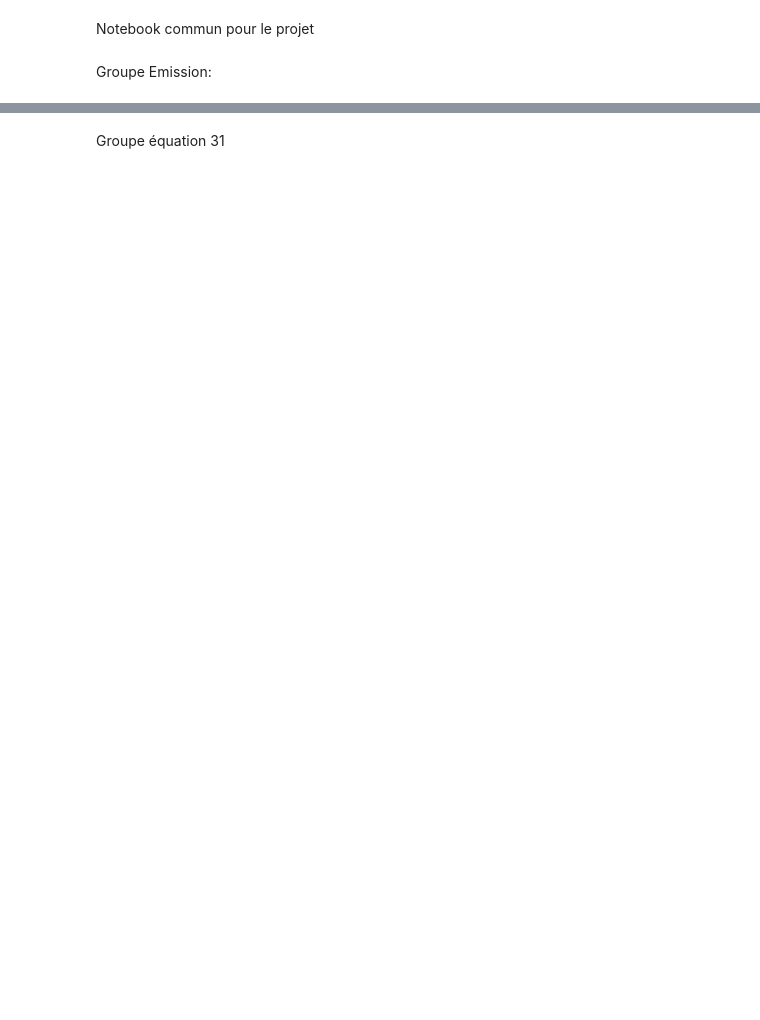
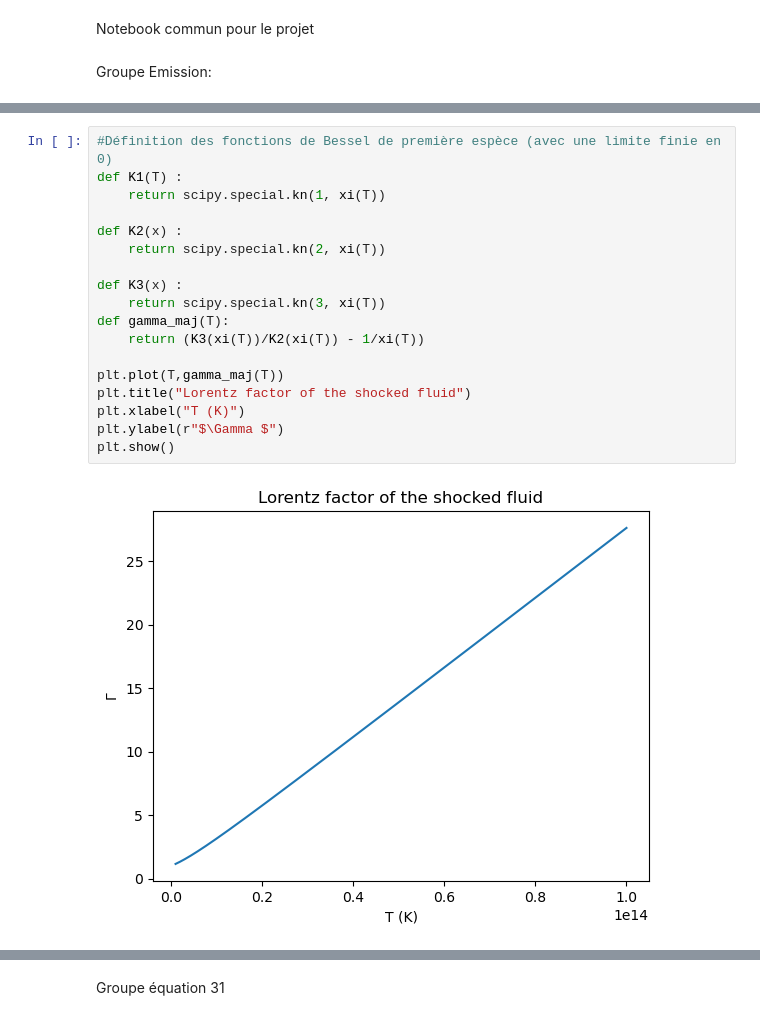
Before and after one commit to quentin-bouquet/Mod-le-Spectro-Temporel-d-mission-d-un-sursaut-gamma, a Jupyter notebook: MAIN.ipynb, the cells around one changed output, grey strips where cells are left out. Saved outputs shown, nothing was run; the diff lists cells and outputs as text; blank space fills up the shorter version.

```diff
--- a/MAIN.ipynb
+++ b/MAIN.ipynb
@@ -155,0 +181,20 @@ plt.show()
+# %%
+#Définition des fonctions de Bessel de première espèce (avec une limite finie en 0)
+def K1(T) :
+    return scipy.special.kn(1, xi(T))
+
+def K2(x) :
+    return scipy.special.kn(2, xi(T))
+
+def K3(x) :
+    return scipy.special.kn(3, xi(T))
+def gamma_maj(T):
+    return (K3(xi(T))/K2(xi(T)) - 1/xi(T))
+
+plt.plot(T,gamma_maj(T))
+plt.title("Lorentz factor of the shocked fluid")
+plt.xlabel("T (K)")
+plt.ylabel(r"$\Gamma $")
+plt.show()
+# %% [output]
+[figure, added]
```
Also changed, not shown: parts of 13 cells of this notebook, 1 other file.
